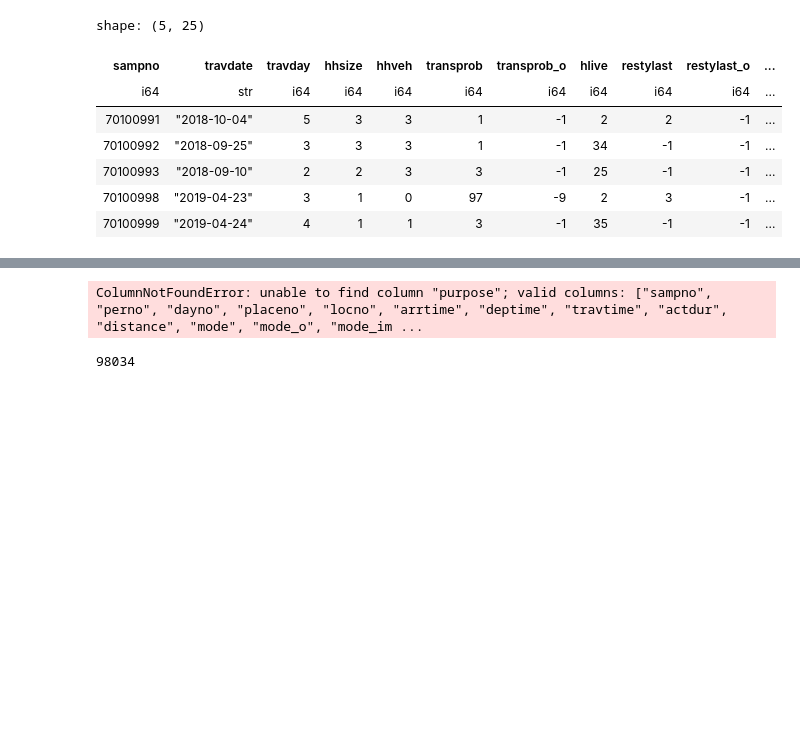
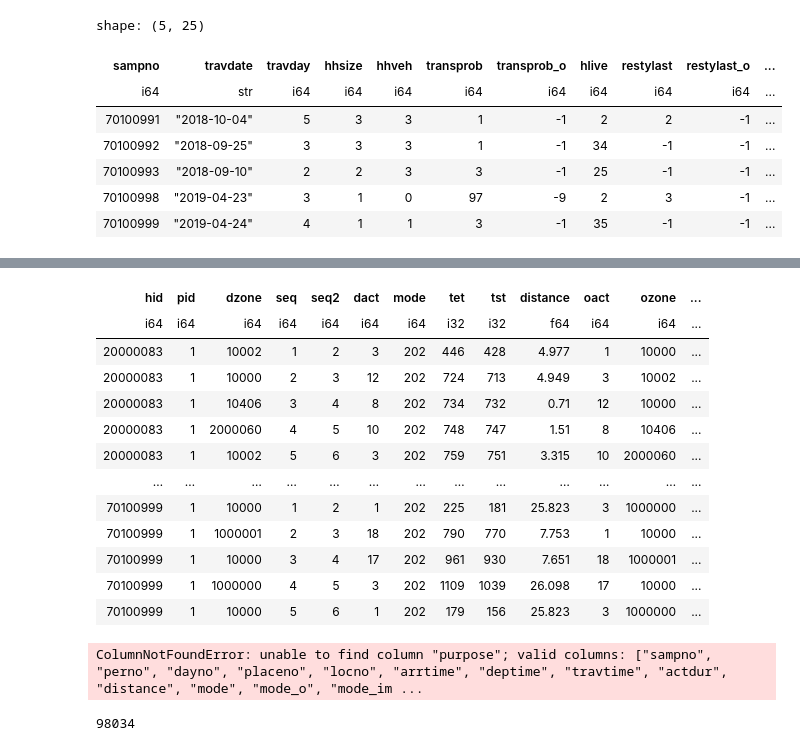
Before and after one commit to fredshone/foundata, a Jupyter notebook: cmap.ipynb, the cells around one changed output, grey strips where cells are left out. Cells and saved outputs as stored; diff of their text form; code cells hidden in the pictures; blank space fills up the shorter version.

Commit message:
converts acts to trips

```diff
--- a/cmap.ipynb
+++ b/cmap.ipynb
@@ -152,0 +155,72 @@ shape: (10, 69)
+# %%
+trips = (
+    pl.read_csv(cmap_root / "place.csv", ignore_errors=True)
+    .fill_nan(-9)
+    .fill_null(-9)
+)
+
+# select columns
+column_mapping = {
+    "sampno": "hid",
+    "perno": "pid",
+    "locno": "dzone",
+    "placeno": "seq",
+    "placeGroup": "seq2",
+    "tpurp": "dact",
+    "mode": "mode",
+    "arrtime": "tet",
+    "deptime": "tst",
+    "distance": "distance",
+}
+
+trips = trips.select(column_mapping.keys()).rename(column_mapping)
+
+# shift values from prev act
+trips = trips.with_columns(
+    tst = pl.col("tst").shift(1).over(["hid", "pid"]),
+    oact = pl.col("dact").shift(1).over(["hid", "pid"]),
+    ozone = pl.col("dzone").shift(1).over(["hid", "pid"]),
+    seq = pl.col("seq") - 1
+).filter(pl.col("seq") != 0)  # remove first act
+
+# squash multi stage trips using seq2
+trips = trips.with_columns(
+    mode = pl.col("mode").first().over(["hid", "pid", "seq2"]),
+    tst = pl.col("tst").first().over(["hid", "pid", "seq2"]),
+    tet = pl.col("tet").last().over(["hid", "pid", "seq2"]),
+    oact = pl.col("oact").first().over(["hid", "pid", "seq2"]),
+    dact = pl.col("dact").last().over(["hid", "pid", "seq2"]),
+    ozone = pl.col("ozone").first().over(["hid", "pid", "seq2"]),
+    dzone = pl.col("dzone").last().over(["hid", "pid", "seq2"]),
+    distance = pl.col("distance").sum().over(["hid", "pid", "seq2"]),
+).unique(subset=["hid", "pid", "seq2"], keep="first", maintain_order=True)
+
+# datetime
+trips = trips.with_columns(
+    tst = pl.col("tst").str.to_datetime("%Y-%m-%d %H:%M:%S"),
+    tet = pl.col("tet").str.to_datetime("%Y-%m-%d %H:%M:%S"),
+)
+
+# add year and dow
+day_map = {
+    0: "Monday",
+    1: "Tuesday",
+    2: "Wednesday",
+    3: "Thursday",
+    4: "Friday",
+    5: "Saturday",
+    6: "Sunday",
+}
+trips = trips.with_columns(
+    year = pl.col("tst").dt.year(),
+    day = pl.col("tst").dt.weekday().replace_strict(day_map),
+)
+
+# convert times to minutes since midnight (let pandas deal with overlap)
+trips = trips.with_columns(
+    tst = (pl.col("tst").dt.hour().cast(pl.Int32) * 60 + pl.col("tst").dt.minute()),
+    tet = (pl.col("tet").dt.hour().cast(pl.Int32) * 60 + pl.col("tet").dt.minute())
+)
+
+trips
+# %% [output]
@@ -153 +228,14 @@ shape: (10, 69)
+| hid | pid | dzone | seq | seq2 | dact | mode | tet | tst | distance | oact | ozone | ... |
+| i64 | i64 | i64 | i64 | i64 | i64 | i64 | i32 | i32 | f64 | i64 | i64 | ... |
+| 20000083 | 1 | 10002 | 1 | 2 | 3 | 202 | 446 | 428 | 4.977 | 1 | 10000 | ... |
+| 20000083 | 1 | 10000 | 2 | 3 | 12 | 202 | 724 | 713 | 4.949 | 3 | 10002 | ... |
+| 20000083 | 1 | 10406 | 3 | 4 | 8 | 202 | 734 | 732 | 0.71 | 12 | 10000 | ... |
+| 20000083 | 1 | 2000060 | 4 | 5 | 10 | 202 | 748 | 747 | 1.51 | 8 | 10406 | ... |
+| 20000083 | 1 | 10002 | 5 | 6 | 3 | 202 | 759 | 751 | 3.315 | 10 | 2000060 | ... |
+| … | … | … | … | … | … | … | … | … | … | … | … | ... |
+| 70100999 | 1 | 10000 | 1 | 2 | 1 | 202 | 225 | 181 | 25.823 | 3 | 1000000 | ... |
+| 70100999 | 1 | 1000001 | 2 | 3 | 18 | 202 | 790 | 770 | 7.753 | 1 | 10000 | ... |
+| 70100999 | 1 | 10000 | 3 | 4 | 17 | 202 | 961 | 930 | 7.651 | 18 | 1000001 | ... |
+| 70100999 | 1 | 1000000 | 4 | 5 | 3 | 202 | 1109 | 1039 | 26.098 | 17 | 10000 | ... |
+| 70100999 | 1 | 10000 | 5 | 6 | 1 | 202 | 179 | 156 | 25.823 | 3 | 1000000 | ... |
 # %%
```
Also changed, not shown: parts of 5 cells of this notebook.
